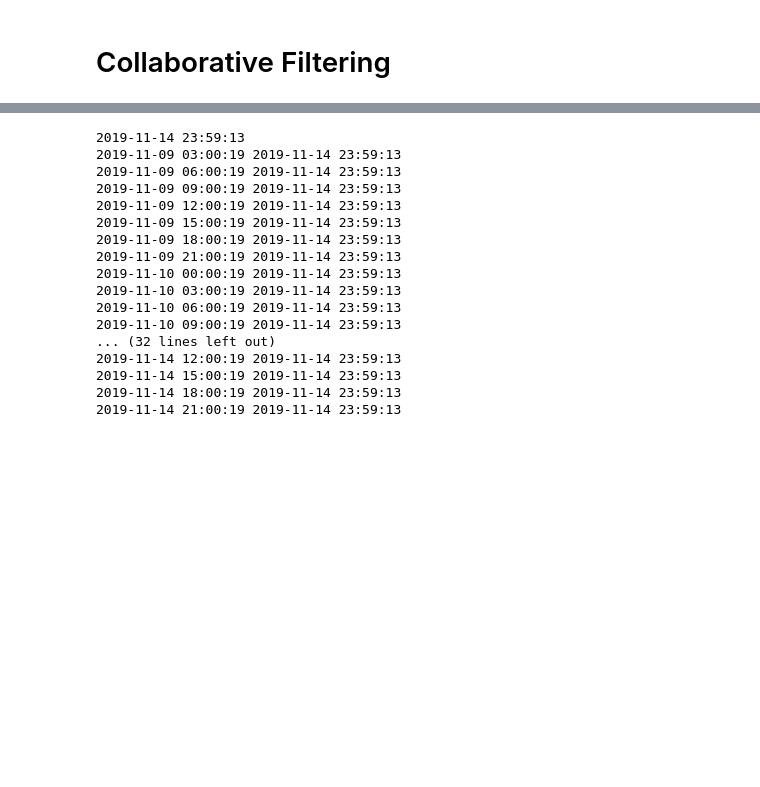
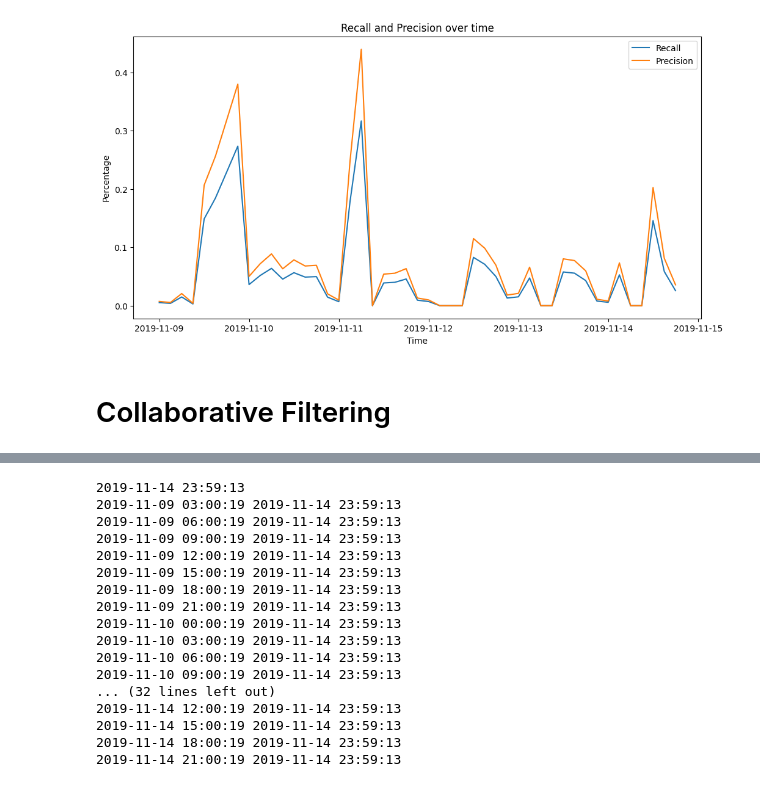
Before and after one commit to GurjotSinghAulakh/Recommender-systems, a Jupyter notebook: recsys.ipynb, the cells around one changed output, grey strips where cells are left out. Drawn from its saved outputs; the diff is of its cells as text; code cells hidden in the pictures; blank space fills up the shorter version.

```diff
--- a/recsys.ipynb
+++ b/recsys.ipynb
@@ -0,0 +3,17 @@
+# %%
+import pandas as pd
+import numpy as np
+from collections import Counter
+behaviors = pd.read_csv('./MINDsmall_train/behaviors.tsv', delimiter='\t', header=None, names=['Impression_ID', 'UserID', 'Time', 'History', 'Impressions'])
+# %%
+def parse_impressions(df):
+    impressions = ' '.join(df['Impressions']).split(' ')
+    impressions_clicked = [impression.split('-')[0] for impression in impressions if impression.split('-')[1] == '1']
+    return impressions_clicked
+# %%
+def get_top_n(df, n):
+    histories = ' '.join(df.History.dropna()).split(' ')
+    # impressions = ' '.join(behaviors.Impressions).split(' ')
+    item_counts = Counter(histories)
+    most_common = item_counts.most_common(n)
+    return [x[0] for x in most_common]
@@ -1,3 +72,21 @@
+# %%
+window_df = pd.DataFrame(window_metrics)
+window_df['precision'] = window_df['precision']
+window_df['recall'] = window_df['recall']
+window_df['time'] = pd.to_datetime(window_df['time'])
+import matplotlib.pyplot as plt
+plt.figure(figsize=(12, 6))
+plt.plot(window_df['time'], window_df['recall'], label='Recall')
+plt.plot(window_df['time'], window_df['precision'], label='Precision')
+plt.xlabel('Time')
+plt.ylabel('Percentage')
+plt.title('Recall and Precision over time')
+plt.legend()
+plt.show()
+# %% [output]
+[figure, added]
+# %% [markdown]
+# Collaborative Filtering
 # %%
 import pandas as pd
 import numpy as np
@@ -5,8 +94,6 @@ from surprise import SVD, Dataset, Reader
 from surprise.model_selection import cross_validate, train_test_split
 from collections import defaultdict
 from sklearn.model_selection import train_test_split
-# %% [markdown]
-# Collaborative Filtering
 # %%
 behaviors = pd.read_csv('./MINDsmall_train/behaviors.tsv', delimiter='\t', header=None, names=['Impression_ID', 'User_ID', 'Time', 'History', 'Impressions'])
 news = pd.read_csv('./MINDsmall_train/news.tsv', delimiter='\t', header=None, names=['News_ID', 'Category', 'SubCategory', 'Title', 'Abstract', 'URL', 'Title_Entities', 'Abstract_Entities'])
```
Also changed, not shown: parts of 3 cells of this notebook.
